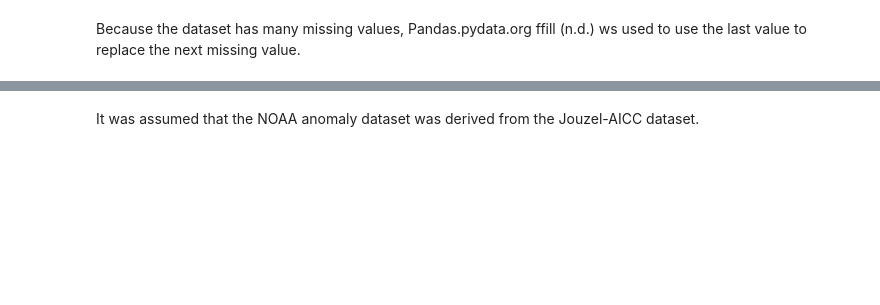
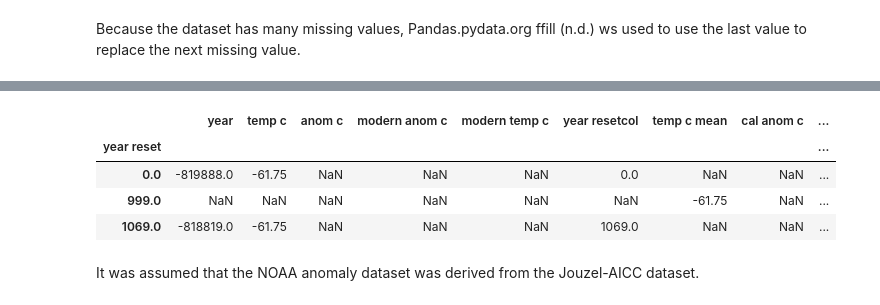
Before and after one commit to nurbujang/2progdaw23, a Jupyter notebook: project2.ipynb, the cells around one changed output, grey strips where cells are left out. Cells and saved outputs as stored; diff of their text form; code cells hidden in the pictures; blank space fills up the shorter version.

Commit message:
merged csv json

```diff
--- a/project2.ipynb
+++ b/project2.ipynb
@@ -475,5 +605,6 @@ df_temp_all_0_2.plot.scatter(x='year reset', y='temp c',figsize=(15,5));
 # %% [markdown]
 The temperature anomaly from paleo datasets uses temperature difference from the average of the last 1000 years. For time series frequency conversion and resampling, df.resample was used (GeeksforGeeks, 2018, Pandas.pydata.org resample, n.d., Mishra, 2021).
 # %%
-resampled = df_temp_all_0_2.resample('1000Y')['temp c'].mean().to_frame(name='temp c mean')
-resampled.index = resampled.index.asfreq(df_temp_all_0_2.index.freq)
+resampled = df_temp_all_0_2.resample(
+    '1000Y')['temp c'].mean().to_frame(name='temp c mean')
+resampled
@@ -479,0 +630,5 @@ resampled.index = resampled.index.asfreq(df_temp_all_0_2.index.freq)
+# %%
+resampled_copy = resampled.copy()
+resampled_copy.index = resampled_copy.index.asfreq(df_temp_all_0_2.index.freq)
+print(resampled_copy.index.freq)
+resampled_copy.head(3)
@@ -479,0 +642,5 @@ resampled.index = resampled.index.asfreq(df_temp_all_0_2.index.freq)
+# %%
+df_with_mean = df_temp_all_0_2.merge(resampled_copy,left_index=True,
+                                     right_index=True,
+                                     how='outer')
+df_with_mean.head(3)
@@ -480,3 +653,3 @@ resampled.index = resampled.index.asfreq(df_temp_all_0_2.index.freq)
 # %%
-df_with_mean = df_temp_all_0_2.merge(resampled, left_index=True, right_index=True, how='outer')
 df_with_mean['cal anom c'] = df_with_mean['temp c'] - df_with_mean['temp c mean']
+df_with_mean.tail(3)
@@ -489,6 +676,12 @@ df_with_mean.tail()
 # %%
-df_with_mean = df_with_mean.reset_index().astype(str).astype(float)
+df_with_mean.index = df_with_mean.index.astype(str).astype(float)
 df_with_mean.head(3)
+# %% [output]
+|  | year | temp c | anom c | modern anom c | modern temp c | year resetcol | temp c mean | cal anom c | ... |
+| year reset |  |  |  |  |  |  |  |  | ... |
+| 0.0 | -819888.0 | -61.75 | NaN | NaN | NaN | 0.0 | NaN | NaN | ... |
+| 999.0 | NaN | NaN | NaN | NaN | NaN | NaN | -61.75 | NaN | ... |
+| 1069.0 | -818819.0 | -61.75 | NaN | NaN | NaN | 1069.0 | NaN | NaN | ... |
 # %% [markdown]
 It was assumed that the NOAA anomaly dataset was derived from the Jouzel-AICC dataset.
 # %%
```
Also changed, not shown: parts of 128 cells of this notebook, 4 other files.
